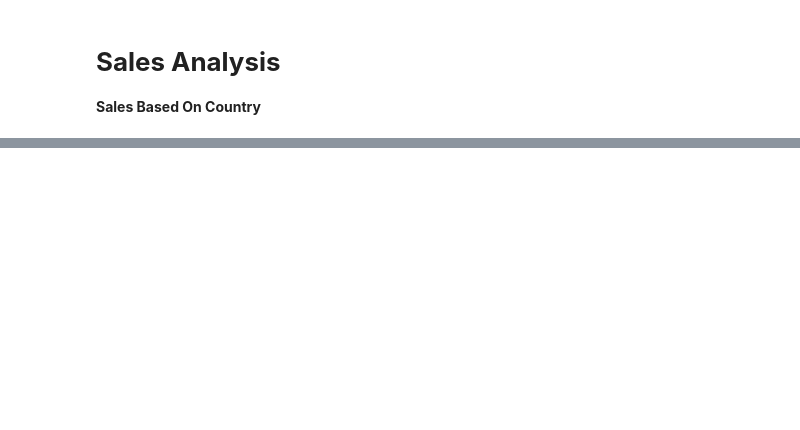
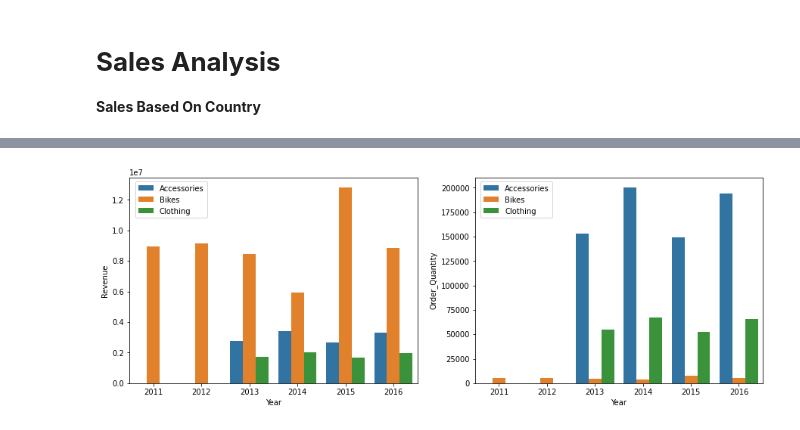
Before and after one commit to wahyunh10/Project-Bike-Sales-in-Europe, a Jupyter notebook: Project_Bike_Sales_in_Europe.ipynb, the cells around one changed output, grey strips where cells are left out. Saved outputs shown, nothing was run; the diff lists cells and outputs as text; code cells hidden in the pictures; blank space fills up the shorter version.

```diff
--- a/Project_Bike_Sales_in_Europe.ipynb
+++ b/Project_Bike_Sales_in_Europe.ipynb
@@ -201,0 +196,4 @@ plt.show()
+# %%
+Sales_Category = df.groupby(['Product_Category', 'Year']).agg({'Revenue':'sum', 'Order_Quantity':'sum', 'Profit':'sum'}).reset_index()
+Sales_Category['Year']= Sales_Category['Year'].astype('category')
+Sales_Category
@@ -201,0 +216,9 @@ plt.show()
+# %%
+fig, axes = plt.subplots(1,2,figsize=(15,5))
+sns.barplot(x="Year", y="Revenue", hue="Product_Category", data=Sales_Category, ax=axes[0])
+sns.barplot(x="Year", y="Order_Quantity", hue="Product_Category", data=Sales_Category, ax=axes[1])
+axes[0].legend(bbox_to_anchor=(0.02, 0.98), loc='upper left', borderaxespad=0)
+axes[1].legend(bbox_to_anchor=(0.02, 0.98), loc='upper left', borderaxespad=0)
+plt.show()
+# %% [output]
+[figure, added]
```
Also changed, not shown: parts of 47 cells of this notebook.
